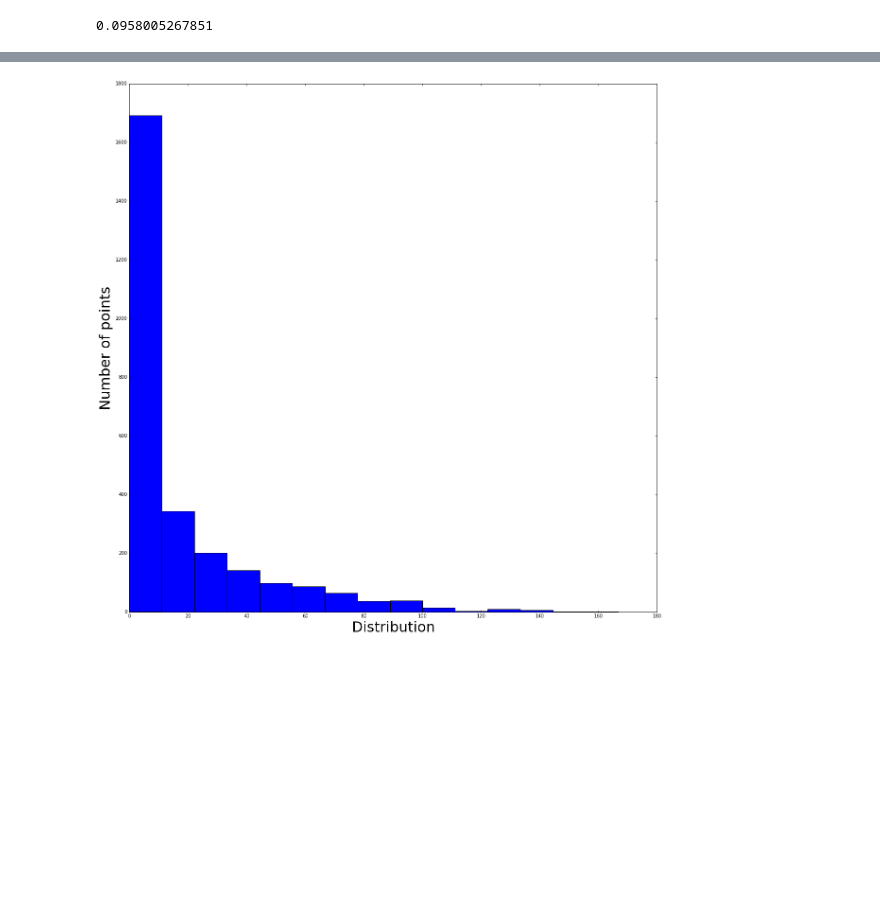
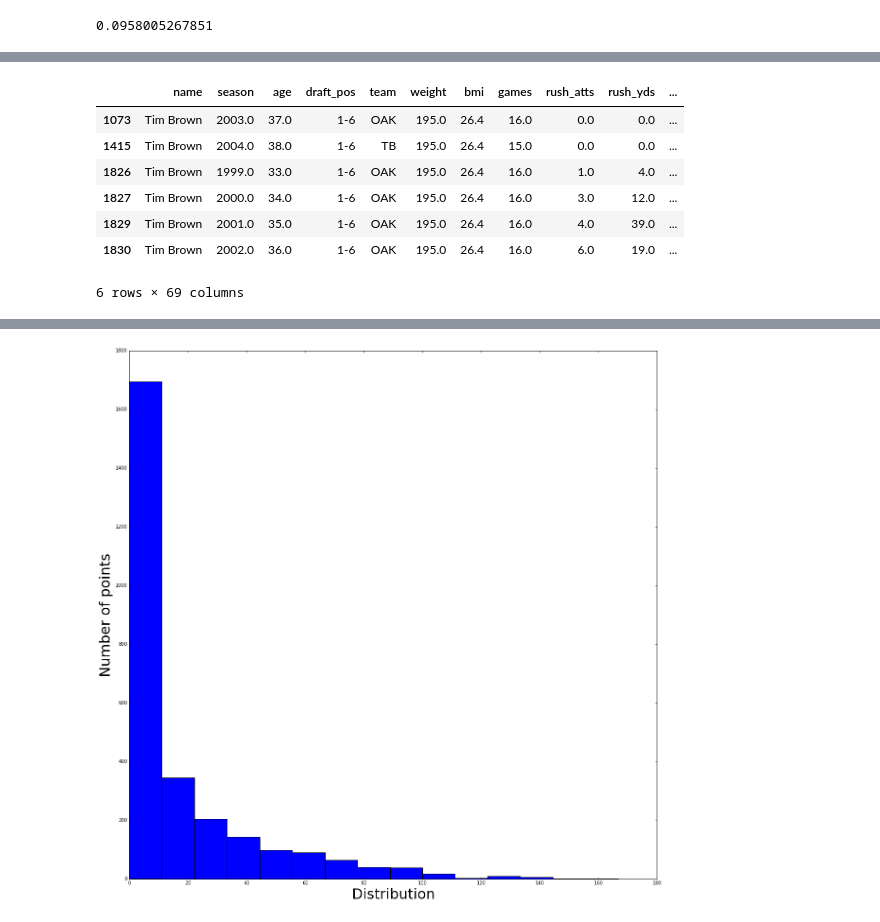
Before and after one commit to oneilltp18/GABBERT, a Jupyter notebook: wide_receivers/algorithm_sandbox.ipynb, the cells around one changed output, grey strips where cells are left out. Drawn from its saved outputs; the diff is of its cells as text; code cells hidden in the pictures; blank space fills up the shorter version.

```diff
--- a/wide_receivers/algorithm_sandbox.ipynb
+++ b/wide_receivers/algorithm_sandbox.ipynb
@@ -298,4 +307,15 @@ data.sort('compilation', ascending = False)
 3252 rows × 69 columns
+# %%
+data[data.name == "Tim Brown"]
+# %% [output]
+|  | name | season | age | draft_pos | team | weight | bmi | games | rush_atts | rush_yds | ... |
+| 1073 | Tim Brown | 2003.0 | 37.0 | 1-6 | OAK | 195.0 | 26.4 | 16.0 | 0.0 | 0.0 | ... |
+| 1415 | Tim Brown | 2004.0 | 38.0 | 1-6 | TB | 195.0 | 26.4 | 15.0 | 0.0 | 0.0 | ... |
+| 1826 | Tim Brown | 1999.0 | 33.0 | 1-6 | OAK | 195.0 | 26.4 | 16.0 | 1.0 | 4.0 | ... |
+| 1827 | Tim Brown | 2000.0 | 34.0 | 1-6 | OAK | 195.0 | 26.4 | 16.0 | 3.0 | 12.0 | ... |
+| 1829 | Tim Brown | 2001.0 | 35.0 | 1-6 | OAK | 195.0 | 26.4 | 16.0 | 4.0 | 39.0 | ... |
+| 1830 | Tim Brown | 2002.0 | 36.0 | 1-6 | OAK | 195.0 | 26.4 | 16.0 | 6.0 | 19.0 | ... |
+6 rows × 69 columns
 # %%
 ## We know the nulls are all coming from if a player has zero recieving yards so you
 ## cannot divide by zero and you get a null value. So we are fine putting a zero here
```
Also changed, not shown: parts of 27 cells of this notebook, 3 other files.
